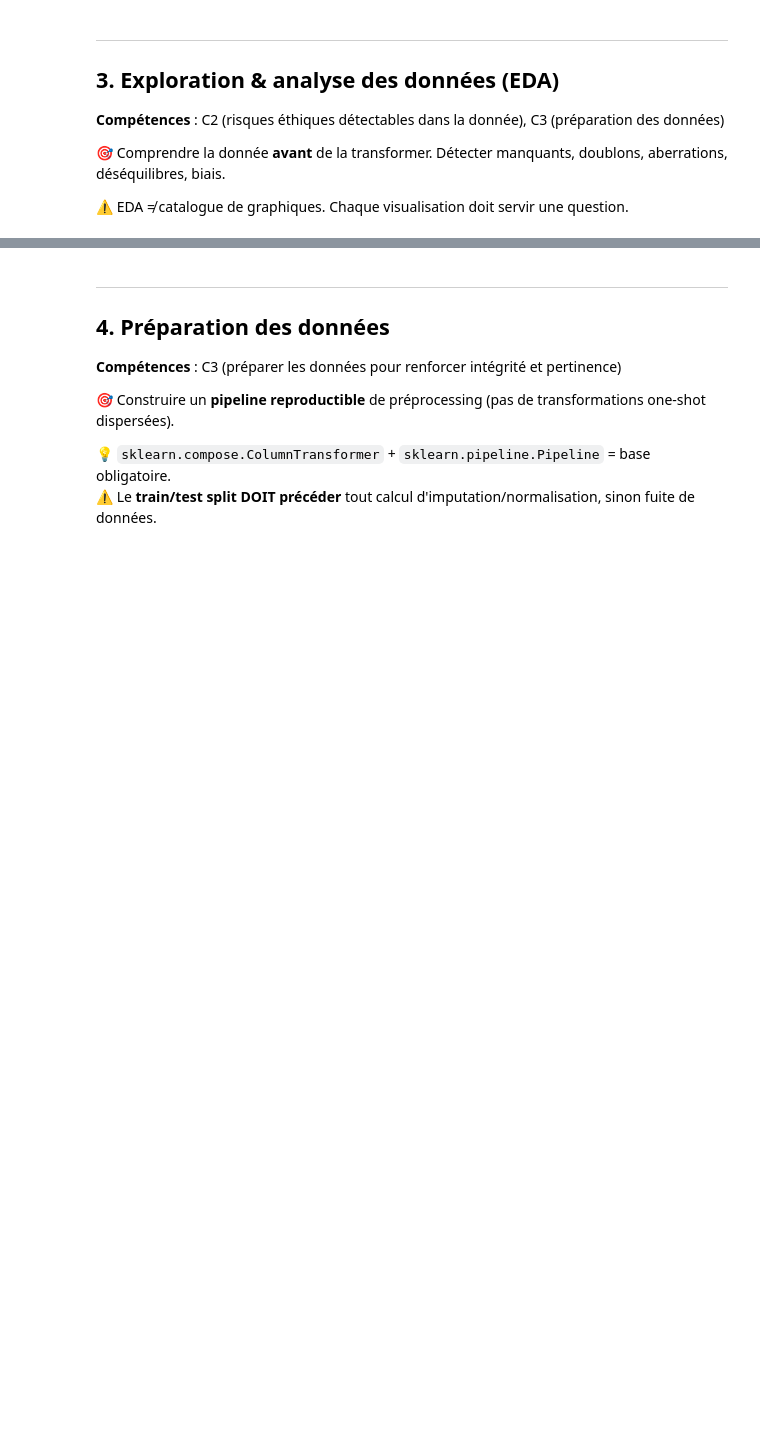
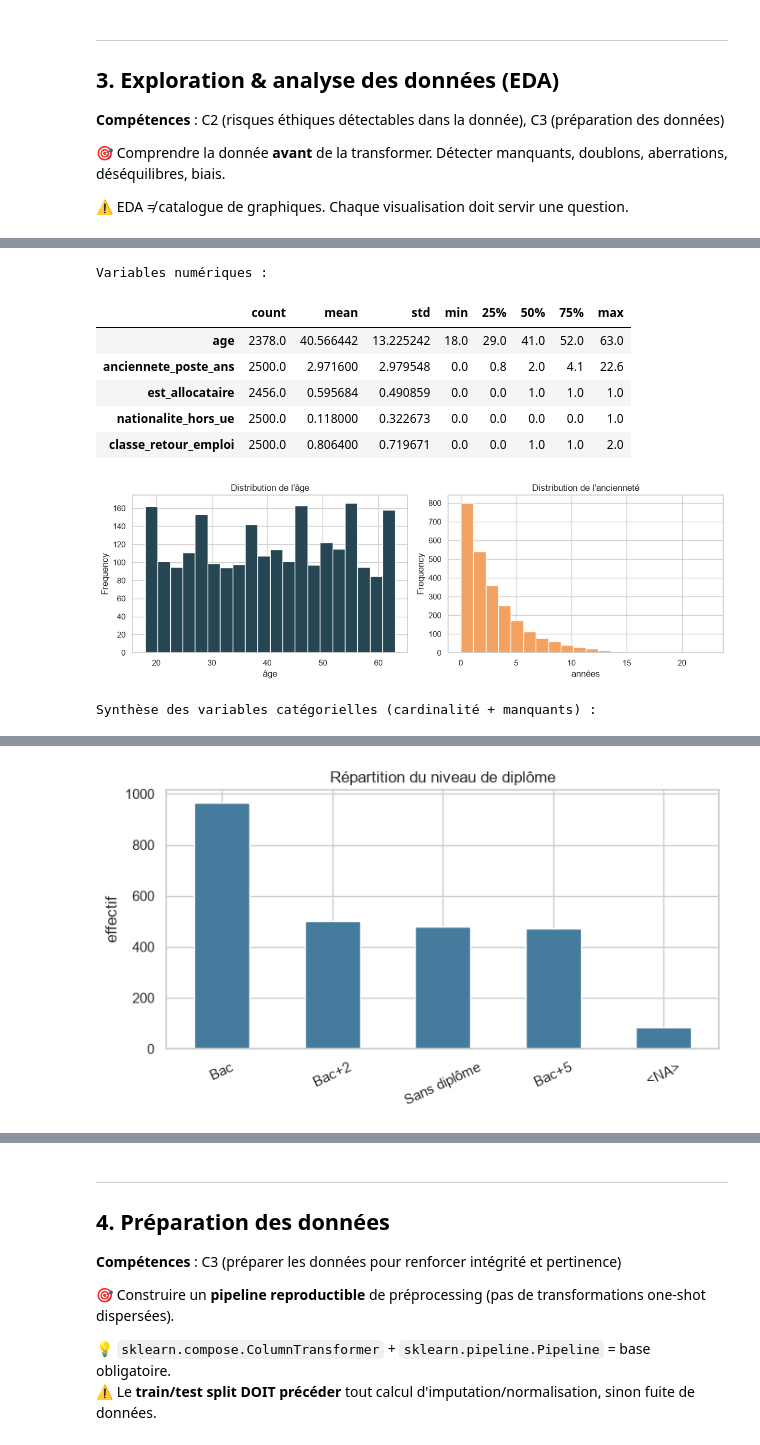
Before and after one commit to userZku/multimodal-classification, a Jupyter notebook: notebooks/multimodal-classification.ipynb, the cells around one changed output, grey strips where cells are left out. Saved outputs shown, nothing was run; the diff lists cells and outputs as text; code cells hidden in the pictures; blank space fills up the shorter version.

```diff
--- a/notebooks/multimodal-classification.ipynb
+++ b/notebooks/multimodal-classification.ipynb
@@ -382,3 +565,76 @@ DATA_DIR = Path("data")
 # %%
-# 3.3 Distribution des variables (numériques + catégorielles)
-# Histogrammes, boxplots, value_counts
+import matplotlib.pyplot as plt
+
+num_cols = df.select_dtypes(include=["number"]).columns.tolist()
+cat_cols = df.select_dtypes(include=["object", "category"]).columns.tolist()
+
+print("Variables numériques :")
+display(df[num_cols].describe().T)
+
+# Graphique 1 : distributions de variables numériques clés
+fig, axes = plt.subplots(1, 2, figsize=(12, 4))
+df["age"].dropna().plot(kind="hist", bins=20, ax=axes[0], color="#264653")
+axes[0].set_title("Distribution de l'âge")
+axes[0].set_xlabel("âge")
+
+df["anciennete_poste_ans"].dropna().plot(kind="hist", bins=20, ax=axes[1], color="#f4a261")
+axes[1].set_title("Distribution de l'ancienneté")
+axes[1].set_xlabel("années")
+plt.tight_layout()
+plt.show()
+
+print("\nSynthèse des variables catégorielles (cardinalité + manquants) :")
+cat_summary = pd.DataFrame({
+    "variable": cat_cols,
+    "nb_modalites": [df[c].nunique(dropna=True) for c in cat_cols],
+    "pct_manquants": [round(df[c].isna().mean() * 100, 2) for c in cat_cols],
+}).sort_values("nb_modalites", ascending=False)
+display(cat_summary)
+
+# Affichage compact par défaut
+if "niveau_diplome" in df.columns:
+    diplome_counts = df["niveau_diplome"].fillna("<NA>").value_counts()
+    fig, ax = plt.subplots(figsize=(7, 4))
+    diplome_counts.plot(kind="bar", ax=ax, color="#457b9d")
+    ax.set_title("Répartition du niveau de diplôme")
+    ax.set_ylabel("effectif")
+    ax.set_xlabel("")
+    ax.tick_params(axis="x", rotation=25)
+    plt.tight_layout()
+    plt.show()
+
+# Optionnel : passer à True pour le détail des top modalités
+SHOW_DETAILED_CATS = False
+if SHOW_DETAILED_CATS:
+    focus_cats = ["niveau_diplome", "code_rome_vise", "synthese_entretien"]
+    print("\nTop modalités (aperçu ciblé) :")
+    for col in focus_cats:
+        if col not in df.columns:
+            continue
+        topk = df[col].fillna("<NA>").value_counts(dropna=False).head(5)
+        topk_df = topk.rename_axis(col).to_frame("effectif")
+        topk_df["part_pct"] = (topk_df["effectif"] / len(df) * 100).round(2)
+
+        topk_plot = topk.copy()
+        topk_plot.index = [str(v)[:70] + ("..." if len(str(v)) > 70 else "") for v in topk_plot.index]
+
+        print(f"\n- {col}")
+        display(topk_df)
+
+        fig, ax = plt.subplots(figsize=(8, 3.5))
+        topk_plot.sort_values().plot(kind="barh", ax=ax, color="#457b9d")
+        ax.set_title(f"Top 5 modalités - {col}")
+        ax.set_xlabel("effectif")
+        ax.set_ylabel("")
+        plt.tight_layout()
+        plt.show()
+# %% [output]
+Variables numériques :
+|  | count | mean | std | min | 25% | 50% | 75% | max |
+| age | 2378.0 | 40.566442 | 13.225242 | 18.0 | 29.0 | 41.0 | 52.0 | 63.0 |
+| anciennete_poste_ans | 2500.0 | 2.971600 | 2.979548 | 0.0 | 0.8 | 2.0 | 4.1 | 22.6 |
+| est_allocataire | 2456.0 | 0.595684 | 0.490859 | 0.0 | 0.0 | 1.0 | 1.0 | 1.0 |
+| nationalite_hors_ue | 2500.0 | 0.118000 | 0.322673 | 0.0 | 0.0 | 0.0 | 0.0 | 1.0 |
+| classe_retour_emploi | 2500.0 | 0.806400 | 0.719671 | 0.0 | 0.0 | 1.0 | 1.0 | 2.0 |
+[figure, added]
+Synthèse des variables catégorielles (cardinalité + manquants) :
@@ -384,0 +647 @@ DATA_DIR = Path("data")
+[figure, added]
```
Also changed, not shown: parts of 15 cells of this notebook, 2 other files.
